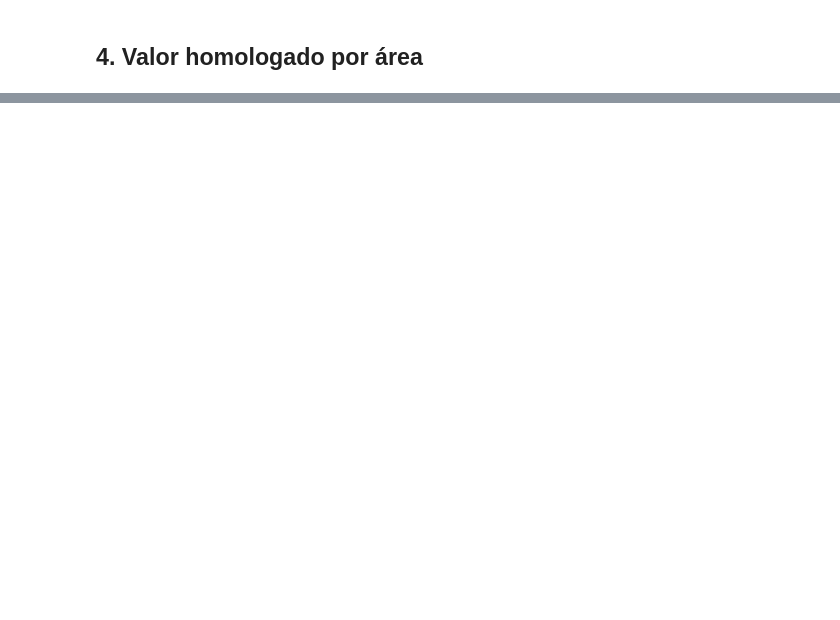
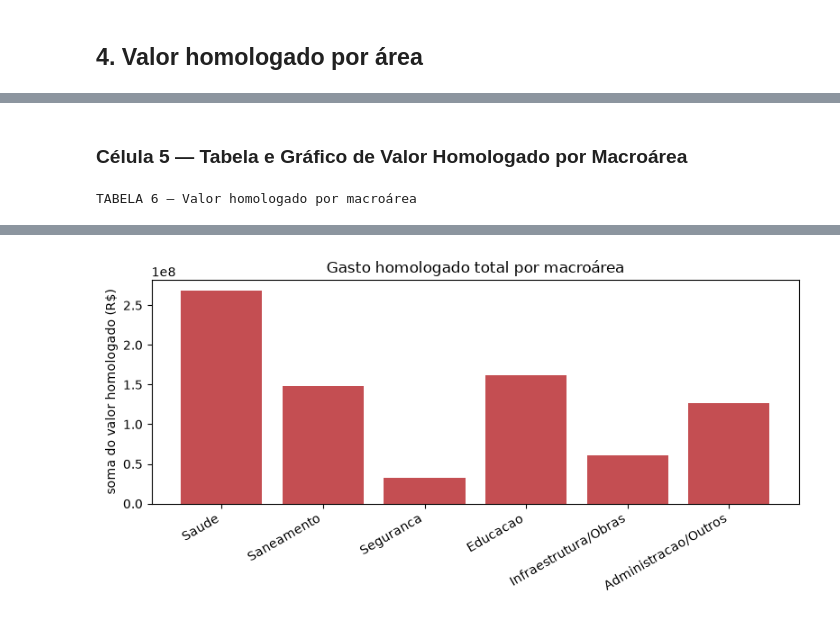
Before and after one commit to primodeckers/deep-learning-pln-project, a Jupyter notebook: notebooks/01_eda.ipynb, the cells around one changed output, grey strips where cells are left out. Drawn from its saved outputs; the diff is of its cells as text; code cells hidden in the pictures; blank space fills up the shorter version.

```diff
--- a/notebooks/01_eda.ipynb
+++ b/notebooks/01_eda.ipynb
@@ -108,35 +321,51 @@ plt.show()
+# %% [markdown]
+### Célula 5 — Tabela e Gráfico de Valor Homologado por Macroárea
 # %%
-def parse_valor(v: str) -> float | None:
-    if not v:
-        return None
-    s = str(v).replace("R$", "").strip().replace(".", "").replace(",", ".")
-    try:
-        return float(s)
-    except ValueError:
-        return None
+def parse_valor(v: str) -> float | None:  # converte string de valor BR em float ou None
+    """Converte 'R$ 1.234,56' (formato BR) para float; None se não numérico."""
+    if not v:  # valor vazio ou ausente
+        return None  # sinaliza que não há número válido
+    s = str(v).replace("R$", "").strip().replace(".", "").replace(",", ".")  # normaliza formato brasileiro
+    try:  # tenta conversão numérica
+        return float(s)  # retorna valor em reais como float
+    except ValueError:  # string não representa um número
+        return None  # retorna None em caso de erro
 
-por_area = {a: [] for a in AREAS}
-for r in records:
-    val = parse_valor(r.get("total_homologado"))
-    if val is not None and val > 0:
-        por_area[r["area"]].append(val)
 
-print(f"{'área':<24}{'n c/ valor':>10}{'soma (R$)':>18}{'mediana (R$)':>16}")
-for a in AREAS:
-    vals = sorted(por_area[a])
-    if vals:
-        soma = sum(vals)
-        med = vals[len(vals) // 2]
-        print(f"{a:<24}{len(vals):>10}{soma:>18,.0f}{med:>16,.0f}")
-    else:
-        print(f"{a:<24}{0:>10}{'-':>18}{'-':>16}")
+por_area = {a: [] for a in AREAS}  # dicionário: cada macroárea -> lista de valores homologados
+for r in records:  # percorre todos os editais
+    val = parse_valor(r.get("total_homologado"))  # lê e converte o valor homologado
+    if val is not None and val > 0:  # ignora valores ausentes ou zero
+        por_area[r["area"]].append(val)  # acumula valor na área correspondente
 
-somas = [sum(por_area[a]) for a in AREAS]
-fig, ax = plt.subplots(figsize=(8, 4))
-ax.bar(AREAS, somas, color="#C44E52")
-ax.set_ylabel("soma do valor homologado (R$)")
-ax.set_title("Gasto homologado total por macroárea")
-plt.setp(ax.get_xticklabels(), rotation=30, ha="right")
-fig.tight_layout()
-fig.savefig(FIGURES / "eda_valor_por_area.png", dpi=120)
-plt.show()
+linhas_valor = []
+for a in AREAS:  # uma linha por macroárea
+    vals = sorted(por_area[a])  # valores da área em ordem crescente
+    if vals:  # se há pelo menos um valor numérico
+        linhas_valor.append([
+            a,
+            br_num(len(vals)),
+            br_money(sum(vals)),
+            br_money(vals[len(vals) // 2]),
+        ])
+    else:  # área sem valores válidos
+        linhas_valor.append([a, "0", "—", "—"])
+
+show_table(
+    "TABELA 6 — Valor homologado por macroárea",
+    ["Macroárea", "N c/ valor", "Soma", "Mediana"],
+    linhas_valor,
+    ["left", "right", "right", "right"],
+)
+
+somas = [sum(por_area[a]) for a in AREAS]  # soma de gastos por macroárea (para o gráfico)
+fig, ax = plt.subplots(figsize=(8, 4))  # figura do gráfico de gastos
+ax.bar(AREAS, somas, color="#C44E52")  # barras com gasto total por área
+ax.set_ylabel("soma do valor homologado (R$)")  # eixo Y em reais
+ax.set_title("Gasto homologado total por macroárea")  # título
+plt.setp(ax.get_xticklabels(), rotation=30, ha="right")  # inclina nomes das áreas
+fig.tight_layout()  # ajusta margens
+fig.savefig(FIGURES / "eda_valor_por_area.png", dpi=120)  # salva figura
+plt.show()  # exibe gráfico
+# %% [output]
+TABELA 6 — Valor homologado por macroárea
@@ -142,0 +379 @@ plt.show()
+[figure, added]
```
Also changed, not shown: parts of 30 cells of this notebook, 2 other files.
